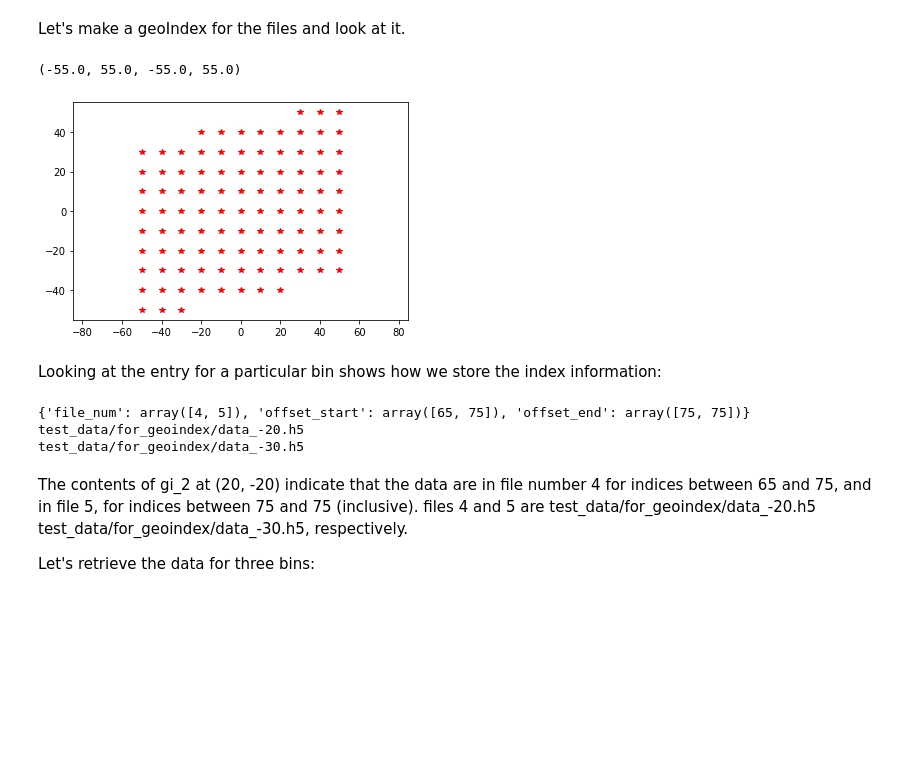
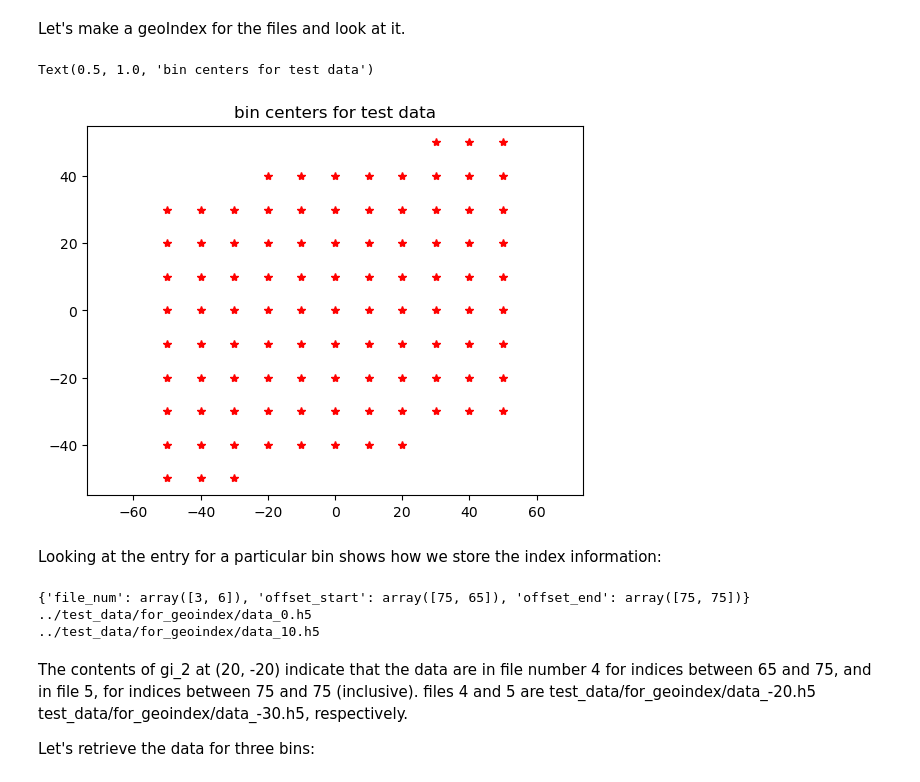
Before and after one commit to SmithB/pointCollection, a Jupyter notebook: notebooks/GeoIndex_demo.ipynb, the cells around one changed output. Cells and saved outputs as stored; diff of their text form; code cells hidden in the pictures; blank space fills up the shorter version.

```diff
--- a/notebooks/GeoIndex_demo.ipynb
+++ b/notebooks/GeoIndex_demo.ipynb
@@ -79,15 +89,16 @@ for offset in np.arange(-40, 50, 10):
 # %% [markdown]
 Let's make a geoIndex for the files and look at it.
 # %%
-test_files=glob.glob(test_dir+'/*.h5')
+test_files=glob.glob(test_dir+'/data*.h5')
 gi_2=pc.geoIndex(delta=[10,10]).for_files(test_files,'h5')
 xy_bin=gi_2.bins_as_array()
 plt.figure();
-plt.plot(xy_bin[0], xy_bin[1],'r*')
+plt.plot(xy_bin[0], xy_bin[1],'r*', label='bin centers')
 plt.axis('equal')
+plt.gca().set_title('bin centers for test data')
 # %% [output]
-(-55.0, 55.0, -55.0, 55.0)
+Text(0.5, 1.0, 'bin centers for test data')
-[figure, old version]
+[figure, new version]
 # %% [markdown]
 Looking at the entry for a particular bin shows how we store the index information:
 # %%
@@ -95,9 +106,9 @@ print(gi_2['20_-20'])
 print(gi_2.attrs['file_4'])
 print(gi_2.attrs['file_5'])
 # %% [output]
-{'file_num': array([4, 5]), 'offset_start': array([65, 75]), 'offset_end': array([75, 75])}
-test_data/for_geoindex/data_-20.h5
-test_data/for_geoindex/data_-30.h5
+{'file_num': array([3, 6]), 'offset_start': array([75, 65]), 'offset_end': array([75, 75])}
+../test_data/for_geoindex/data_0.h5
+../test_data/for_geoindex/data_10.h5
 # %% [markdown]
 The contents of gi_2 at (20, -20) indicate that the data are in file number 4 for indices between 65 and 75, and in file 5, for indices between 75 and 75 (inclusive).  files 4 and 5 are test_data/for_geoindex/data_-20.h5
 test_data/for_geoindex/data_-30.h5, respectively.
```
Also changed, not shown: parts of 30 cells of this notebook, 1 other file.
